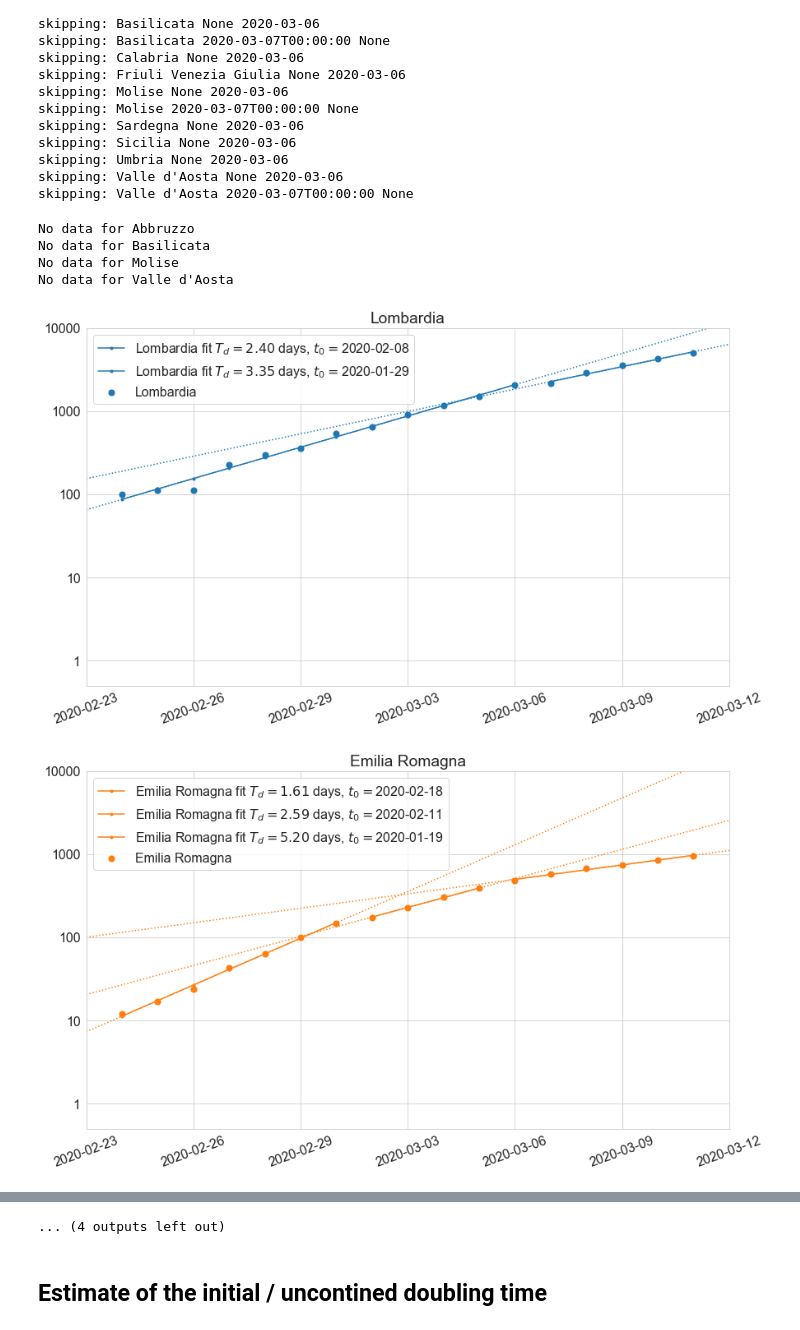
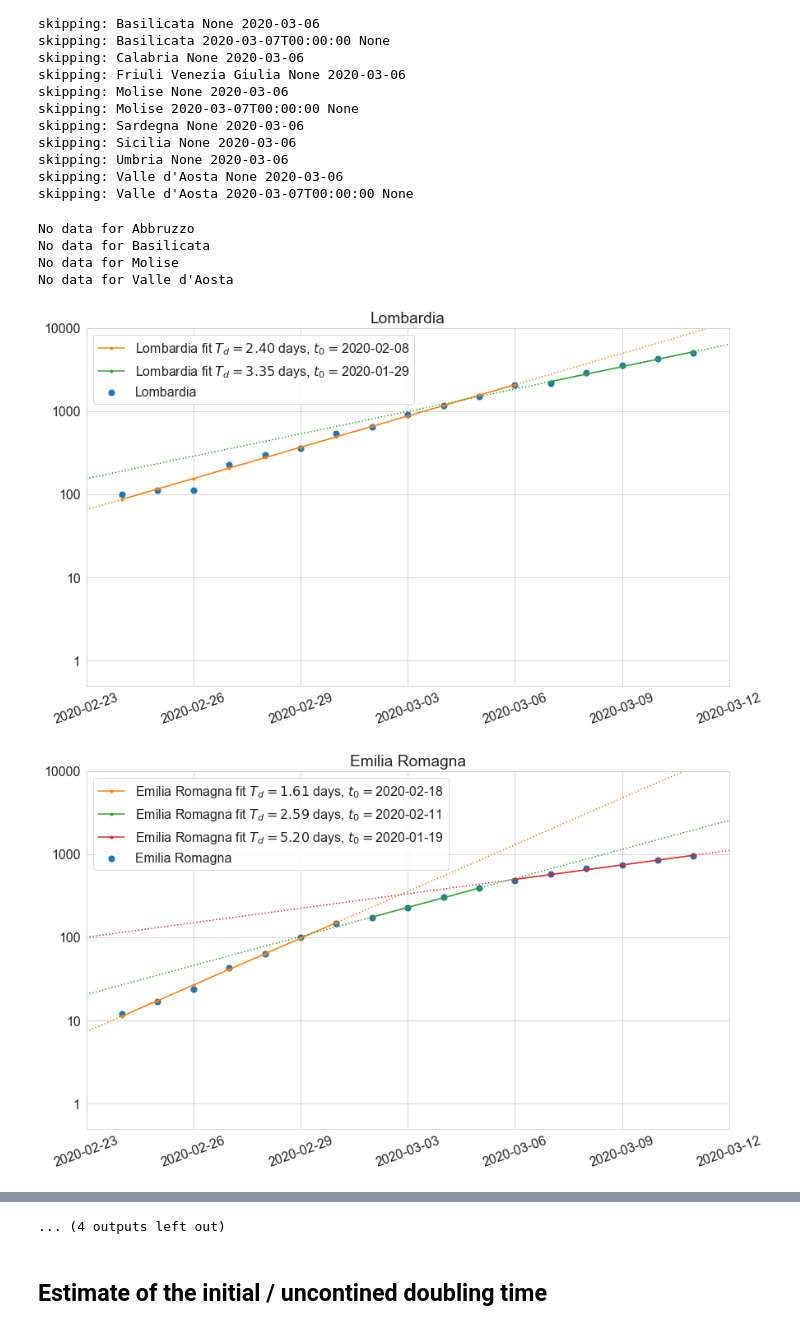
Before and after one commit to alexamici/covid-19-notebooks, a Jupyter notebook: notebooks/italy-regions-situation-report.ipynb, the cells around one changed output, grey strips where cells are left out. Cells and saved outputs as stored; diff of their text form; code cells hidden in the pictures.

```diff
--- a/notebooks/italy-regions-situation-report.ipynb
+++ b/notebooks/italy-regions-situation-report.ipynb
@@ -102,7 +87,8 @@ REGIONS_FIT_PARAMS = {
 }
 
 DELAY = 12 * DAY
-PALETTE = itertools.cycle(sns.color_palette())
+PALETTE_ONE = list(sns.color_palette())
+PALETTE = itertools.cycle(PALETTE_ONE)
 # %%
 fits = {}
 for region, params in REGIONS_FIT_PARAMS.items():
@@ -131,26 +117,26 @@ skipping: Umbria None 2020-03-06
 skipping: Valle d'Aosta None 2020-03-06
 skipping: Valle d'Aosta 2020-03-07T00:00:00 None
 # %%
-for region, color in zip(REGIONS_FIT_PARAMS, PALETTE):
+for region in REGIONS_FIT_PARAMS:
     for kind in ['totale_ricoverati']:
         if len(fits[region, kind]) == 0:
             print('No data for', region)
             continue
         _, ax = plt.subplots(subplot_kw={'yscale': 'log', 'ylim': (0.5, 10000)})
         select = (data_italy_regions['denominazione_regione'] == region)
         try:
-            for fit in fits[region, kind]:
+            for fit, color in zip(fits[region, kind], PALETTE_ONE[1:]):
                 covid19.plot.plot_fit(ax, fit, label=region, extrapolate=EXTRAPOLTATE, color=color)
-            covid19.plot.plot_data(ax, data_italy_regions[select][kind], label=region, color=color, date_interval=3)
+            covid19.plot.plot_data(ax, data_italy_regions[select][kind], label=region, color=PALETTE_ONE[0], date_interval=3)
             ax.set_title(region)
         except:
             pass
 
 #_ = ax.set(title=r'COVID-19 "severe" cases in Italy. Fit is $f(t) = 2 ^ \frac{t - t_0}{T_d}$, with $T_d$ doubling time and $t_0$ reference date')
 # %% [output]
 No data for Abbruzzo
 No data for Basilicata
 No data for Molise
 No data for Valle d'Aosta
-[figure, old version]
+[figure, new version]
-[figure, old version]
+[figure, new version]
```
Also changed, not shown: parts of 4 cells of this notebook.
